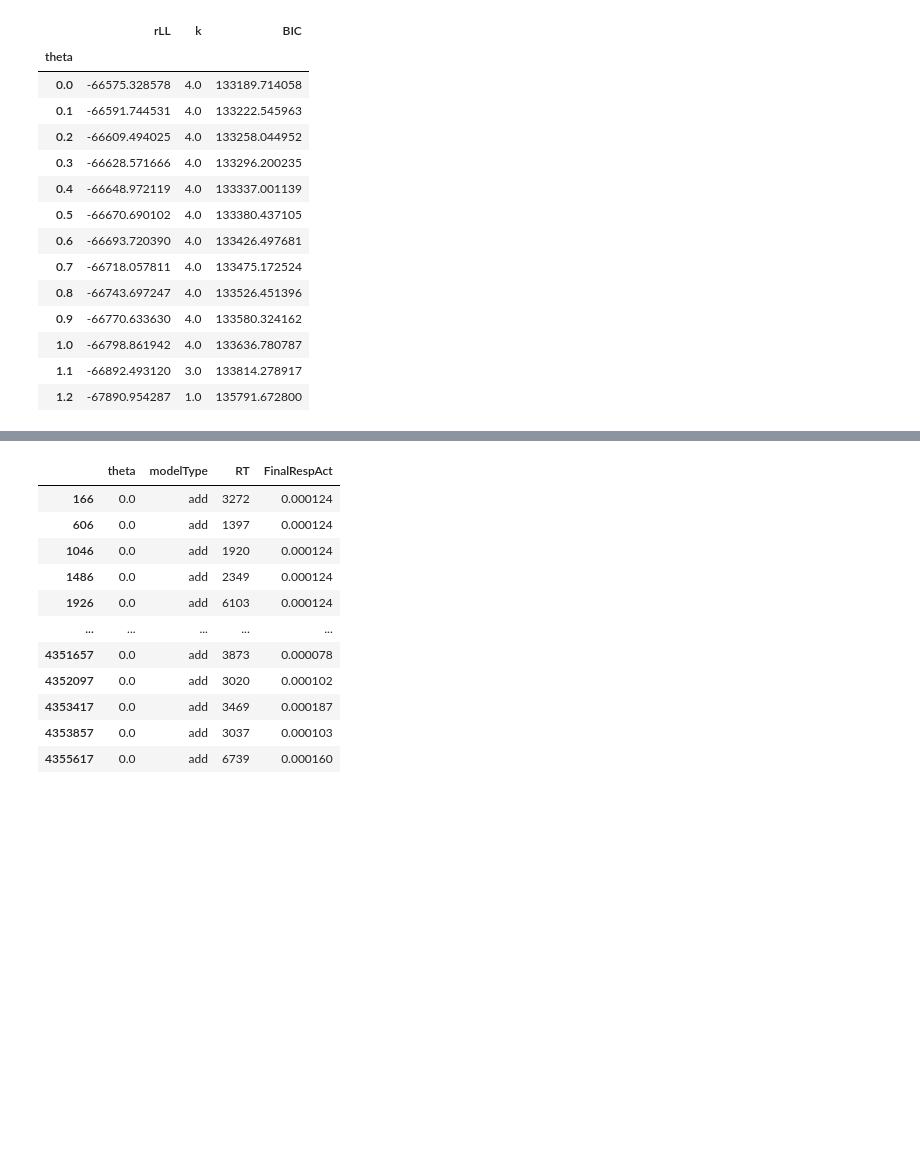
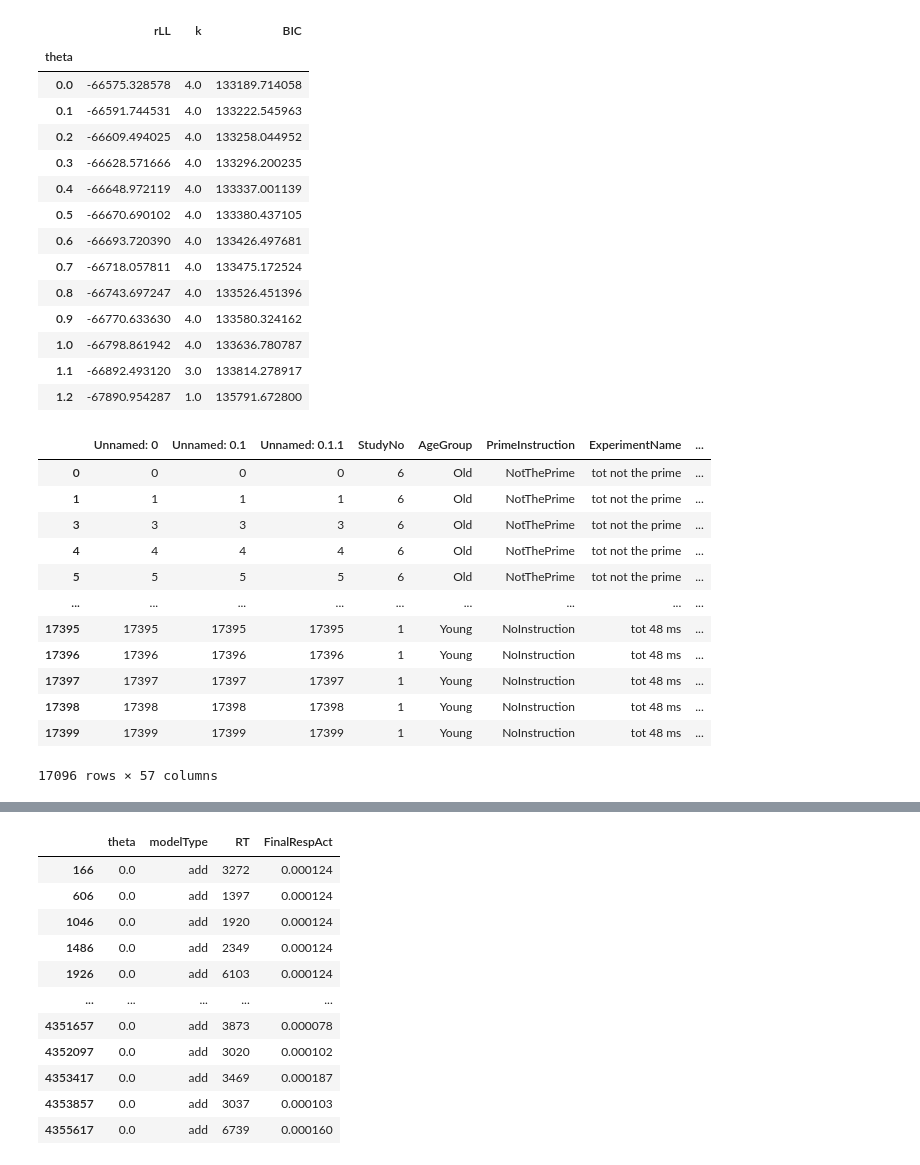
Before and after one commit to abhilasha-kumar/modeling-lexical-retrieval, a Jupyter notebook: LexicalRetrieval.ipynb, the cells around one changed output, grey strips where cells are left out. Saved outputs shown, nothing was run; the diff lists cells and outputs as text; code cells hidden in the pictures; blank space fills up the shorter version.

```diff
--- a/LexicalRetrieval.ipynb
+++ b/LexicalRetrieval.ipynb
@@ -1276,3 +1276,9 @@ rgroup.sort_values(by='BIC')
 # %%
 rgroup.to_csv("/content/drive/My Drive/LexicalRetrieval-2021/ResponseBIC.csv")
 tgroup.to_csv("/content/drive/My Drive/LexicalRetrieval-2021/TargetBIC.csv")
+# %%
+
+## first trim
+rtdata = julie_files[(julie_files['FreeResp.RT']>200) & (julie_files['FreeResp.RT']<120000)]
+## calculating mean and sd for each participant
+subject_rt = rtdata.groupby('Subject', as_index=False).agg({'FreeResp.RT': ['mean', 'std']})
@@ -1278,0 +1288,16 @@ tgroup.to_csv("/content/drive/My Drive/LexicalRetrieval-2021/TargetBIC.csv")
+# %%
+rtdata
+# %% [output]
+|  | Unnamed: 0 | Unnamed: 0.1 | Unnamed: 0.1.1 | StudyNo | AgeGroup | PrimeInstruction | ExperimentName | ... |
+| 0 | 0 | 0 | 0 | 6 | Old | NotThePrime | tot not the prime | ... |
+| 1 | 1 | 1 | 1 | 6 | Old | NotThePrime | tot not the prime | ... |
+| 3 | 3 | 3 | 3 | 6 | Old | NotThePrime | tot not the prime | ... |
+| 4 | 4 | 4 | 4 | 6 | Old | NotThePrime | tot not the prime | ... |
+| 5 | 5 | 5 | 5 | 6 | Old | NotThePrime | tot not the prime | ... |
+| ... | ... | ... | ... | ... | ... | ... | ... | ... |
+| 17395 | 17395 | 17395 | 17395 | 1 | Young | NoInstruction | tot 48 ms | ... |
+| 17396 | 17396 | 17396 | 17396 | 1 | Young | NoInstruction | tot 48 ms | ... |
+| 17397 | 17397 | 17397 | 17397 | 1 | Young | NoInstruction | tot 48 ms | ... |
+| 17398 | 17398 | 17398 | 17398 | 1 | Young | NoInstruction | tot 48 ms | ... |
+| 17399 | 17399 | 17399 | 17399 | 1 | Young | NoInstruction | tot 48 ms | ... |
+17096 rows × 57 columns
```
Also changed, not shown: parts of 6 cells of this notebook.
